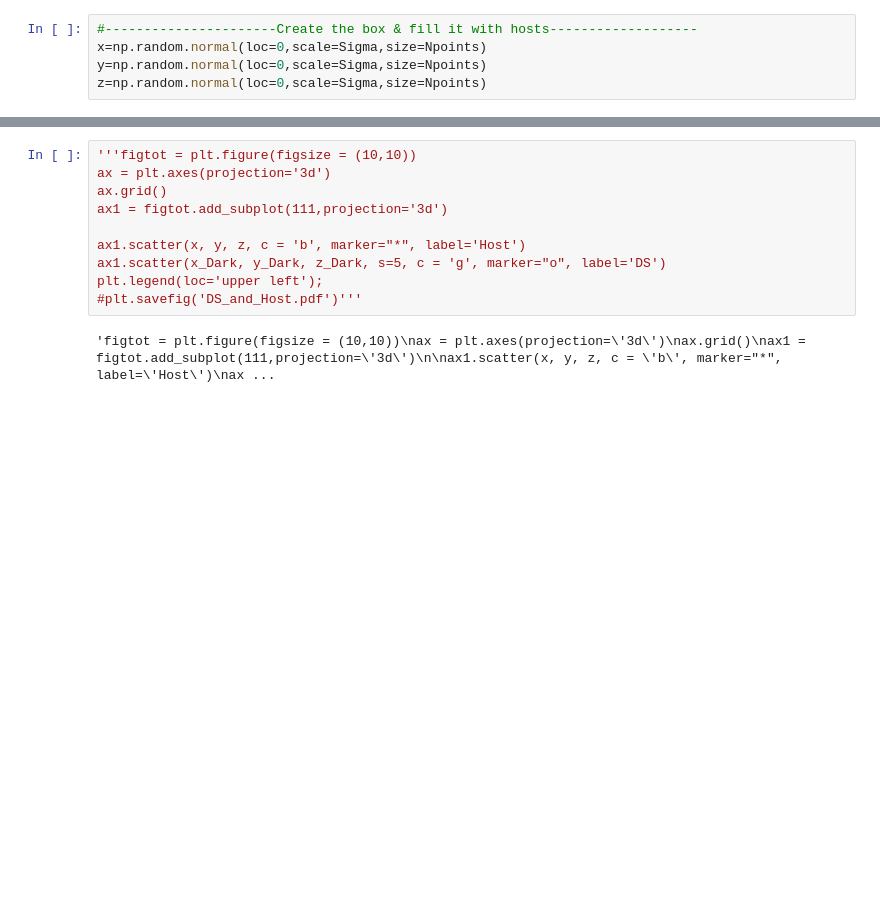
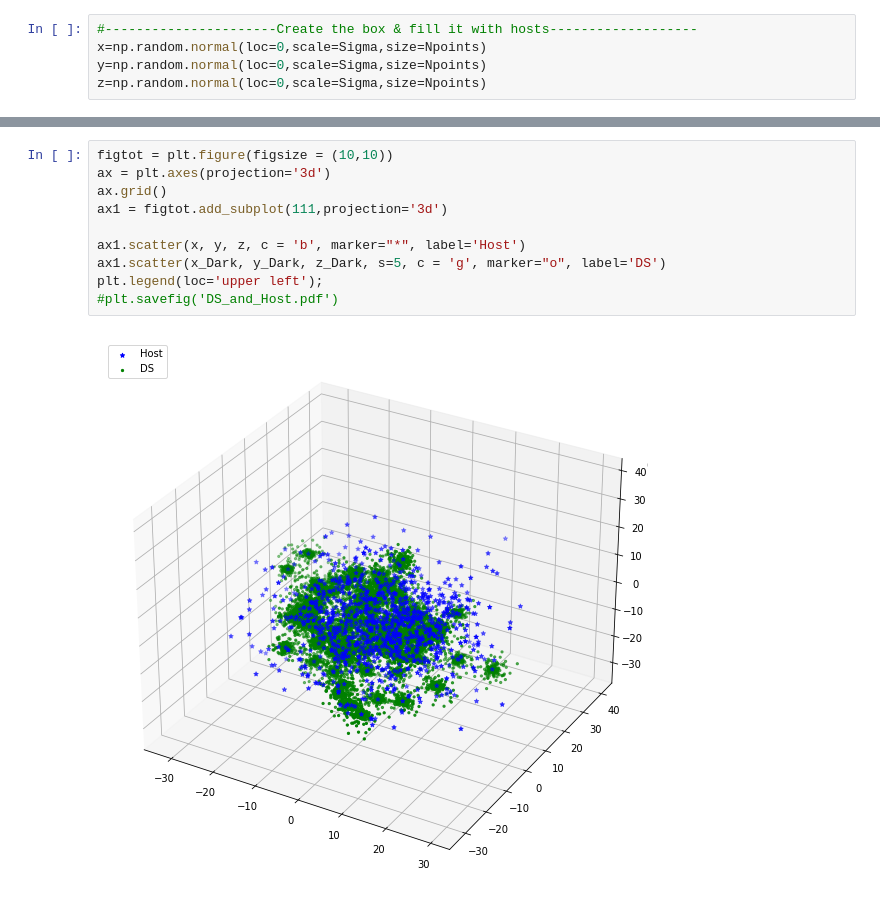
Before and after one commit to RCianca/DarkSirensStat, a Jupyter notebook: DSCatalogueCeator/DSIRE.ipynb, the cells around one changed output, grey strips where cells are left out. Cells and saved outputs as stored; diff of their text form; blank space fills up the shorter version.

```diff
--- a/DSCatalogueCeator/DSIRE.ipynb
+++ b/DSCatalogueCeator/DSIRE.ipynb
@@ -118,13 +190,13 @@ ax.set_zlabel('z', labelpad=20)
 # %%
-'''figtot = plt.figure(figsize = (10,10))
+figtot = plt.figure(figsize = (10,10))
 ax = plt.axes(projection='3d')
 ax.grid()
 ax1 = figtot.add_subplot(111,projection='3d')
 
 ax1.scatter(x, y, z, c = 'b', marker="*", label='Host')
 ax1.scatter(x_Dark, y_Dark, z_Dark, s=5, c = 'g', marker="o", label='DS')
 plt.legend(loc='upper left');
-#plt.savefig('DS_and_Host.pdf')'''
+#plt.savefig('DS_and_Host.pdf')
 # %% [output]
-'figtot = plt.figure(figsize = (10,10))\nax = plt.axes(projection=\'3d\')\nax.grid()\nax1 = figtot.add_subplot(111,projection=\'3d\')\n\nax1.scatter(x, y, z, c = \'b\', marker="*", label=\'Host\')\nax ...
+[figure, added]
 # %%
```
Also changed, not shown: parts of 23 cells of this notebook.
